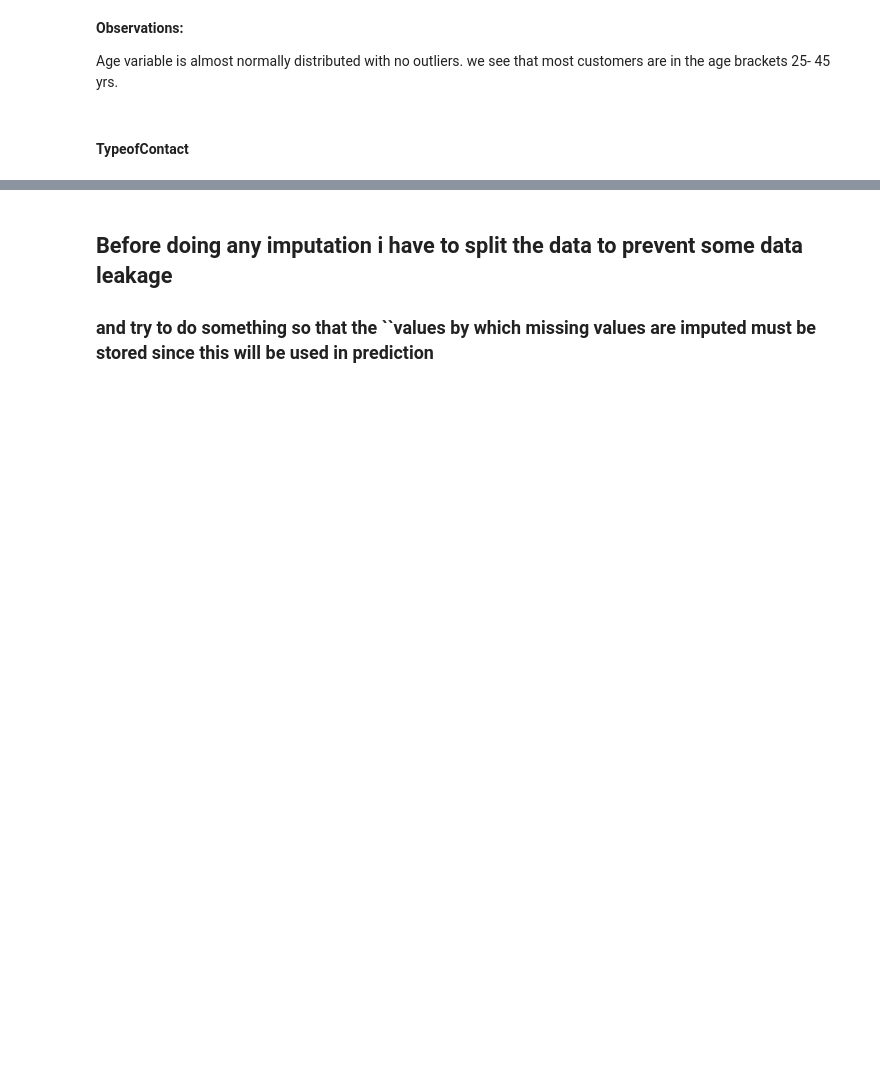
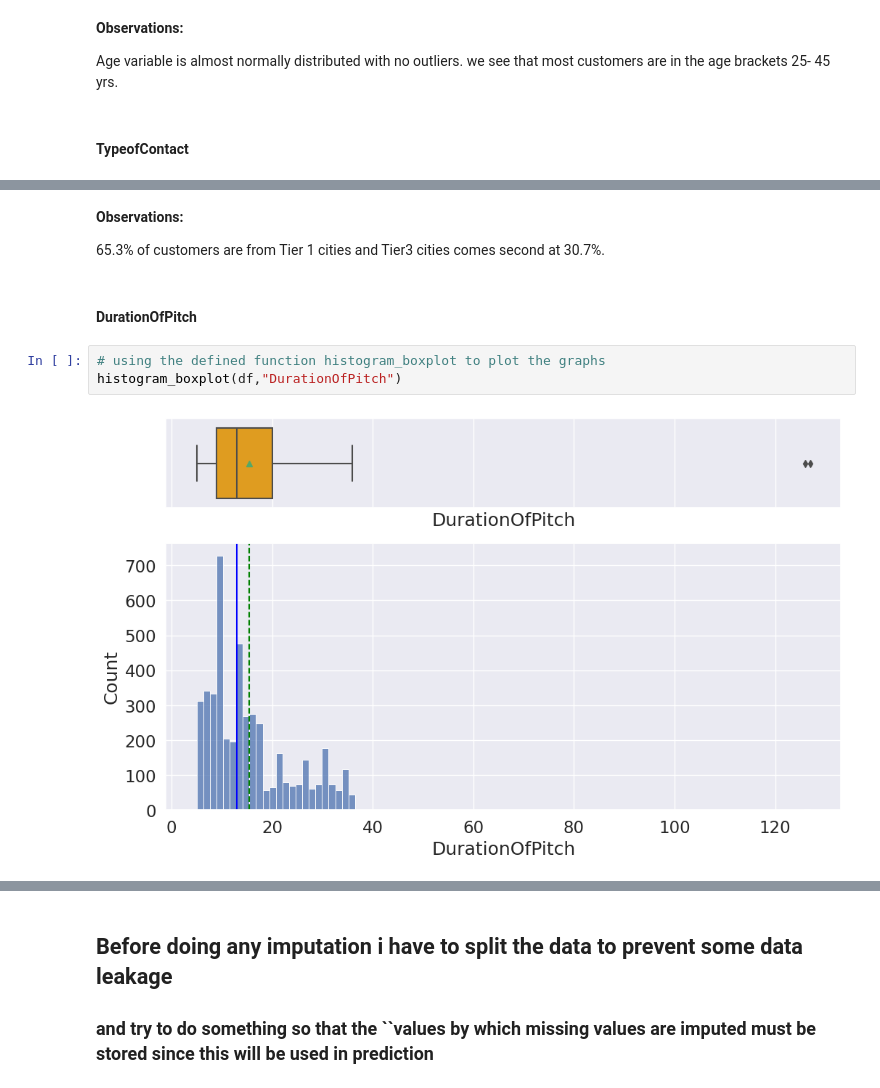
Before and after one commit to Kirtimaanwani/Travel-package-purchase-prediction, a Jupyter notebook: notebooks/problem-statement-and-EDA.ipynb, the cells around one changed output, grey strips where cells are left out. Saved outputs shown, nothing was run; the diff lists cells and outputs as text; blank space fills up the shorter version.

```diff
--- a/notebooks/problem-statement-and-EDA.ipynb
+++ b/notebooks/problem-statement-and-EDA.ipynb
@@ -645,0 +649,11 @@ Self-Enquiry is the most preferred contact method by the customers at 71%
+# %% [markdown]
+**Observations:**
+
+65.3% of customers are from Tier 1 cities and Tier3 cities comes second at 30.7%.
+# %% [markdown]
+#### DurationOfPitch
+# %%
+# using the defined function histogram_boxplot to plot the graphs
+histogram_boxplot(df,"DurationOfPitch")
+# %% [output]
+[figure, added]
```
Also changed, not shown: parts of 125 cells of this notebook.
